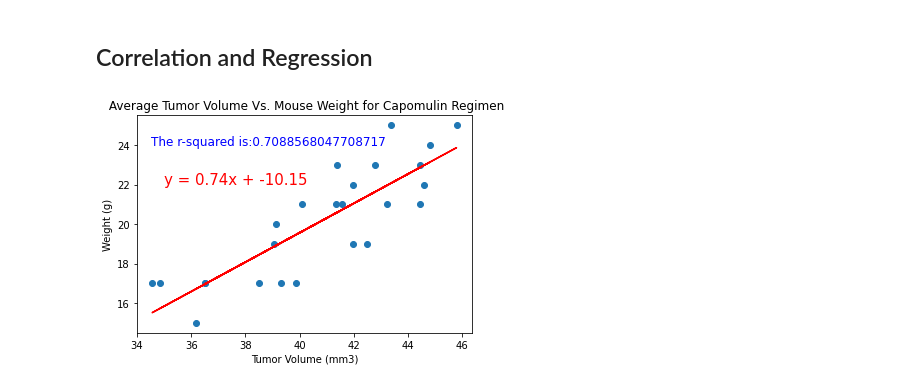
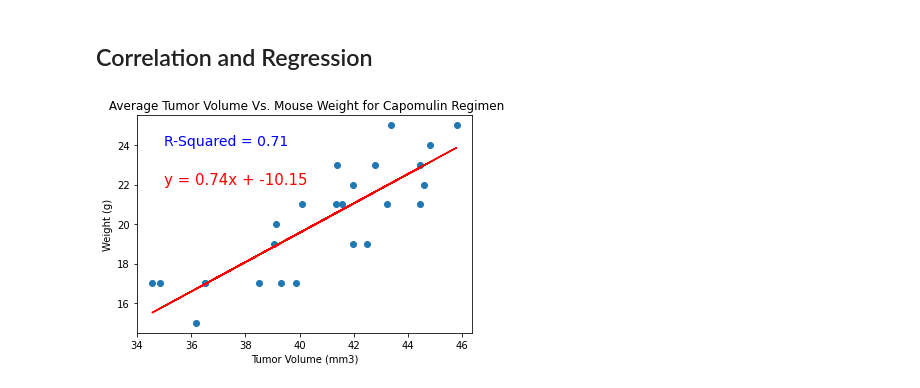
Before and after one commit to chrischristensen21/Mouse-Drug-Analysis, a Jupyter notebook: Pymaceuticals/pymaceuticals_starter.ipynb, the cells around one changed output. Drawn from its saved outputs; the diff is of its cells as text; code cells hidden in the pictures.

```diff
--- a/Pymaceuticals/pymaceuticals_starter.ipynb
+++ b/Pymaceuticals/pymaceuticals_starter.ipynb
@@ -345,18 +345,20 @@ plt.show()
 # %%
 # Calculate the correlation coefficient and linear regression model
 # for mouse weight and average tumor volume for the Capomulin regimen
 x_values = capomulin_scatter["Tumor Volume (mm3)"]
 y_values = capomulin_scatter["Weight (g)"]
 (slope, intercept, rvalue, pvalue, stderr) = linregress(x_values, y_values)
 regress_values = x_values * slope + intercept
 line_eq = "y = " + str(round(slope,2)) + "x + " + str(round(intercept,2))
+rvalue = rvalue**2
+rvaluer = rvalue.round(2)
 plt.scatter(x_values,y_values)
 plt.plot(x_values,regress_values,"r-")
 plt.annotate(line_eq,(35,22),fontsize=15,color="red")
-plt.annotate((f'The r-squared is:{rvalue**2}'),(34.5,24),fontsize=12,color="blue")
+plt.annotate((f'R-Squared = {rvaluer}'),(35,24),fontsize=14,color="blue")
 plt.xlabel("Tumor Volume (mm3)")
 plt.ylabel("Weight (g)")
 plt.title(f' Average Tumor Volume Vs. Mouse Weight for Capomulin Regimen')
 plt.show()
 # %% [output]
-[figure, old version]
+[figure, new version]
```
